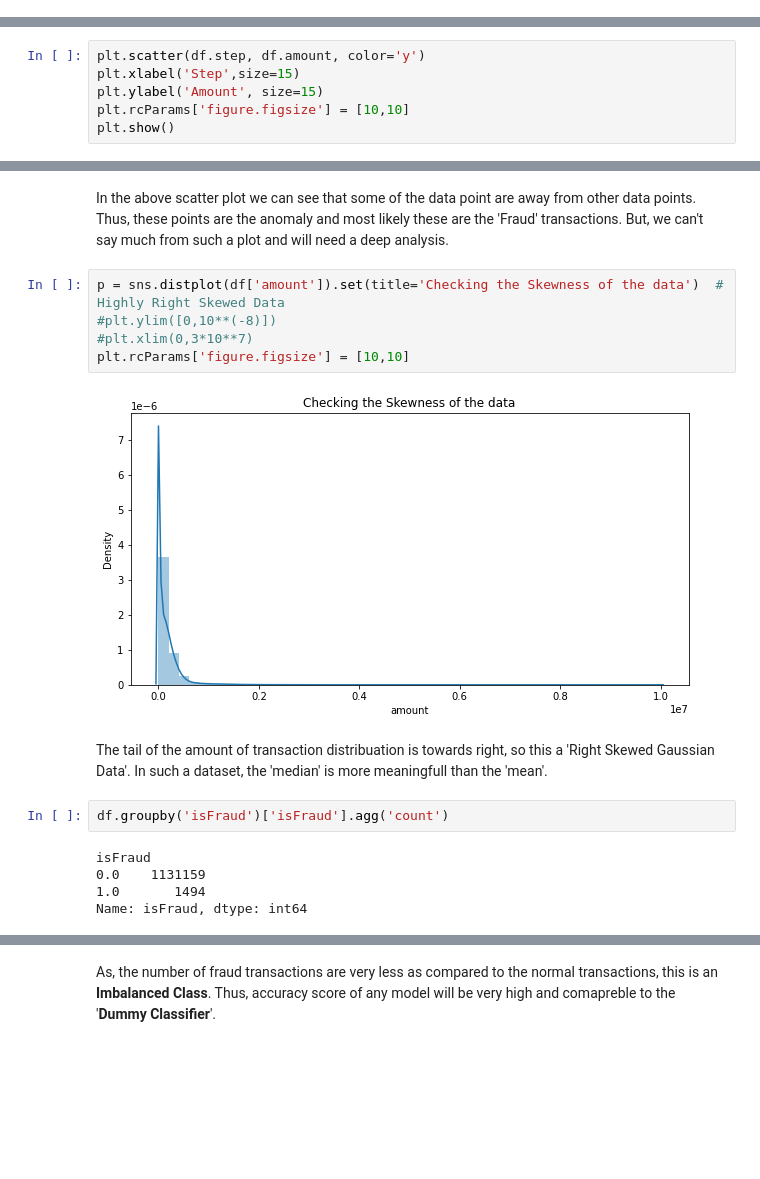
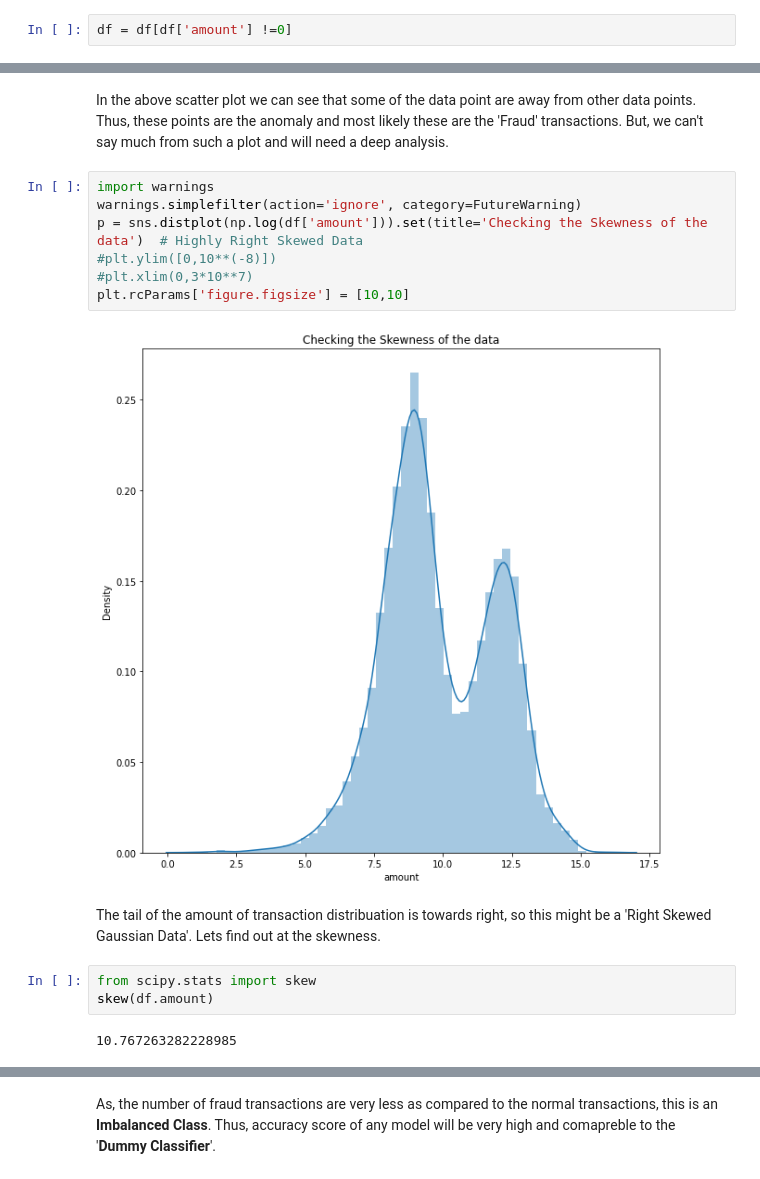
Before and after one commit to Stitaprajna/AllMyProjects, a Jupyter notebook: Fraud Detection.ipynb, the cells around one changed output, grey strips where cells are left out. Cells and saved outputs as stored; diff of their text form; blank space fills up the shorter version.

```diff
--- a/Fraud Detection.ipynb
+++ b/Fraud Detection.ipynb
@@ -49,8 +52,4 @@ import matplotlib.pyplot as plt
+# %%
+df = df[df['amount'] !=0]
 # %% [markdown]
 # Detecting Outliers through visualisations
-# %%
-plt.scatter(df.step, df.amount, color='y')
-plt.xlabel('Step',size=15)
-plt.ylabel('Amount', size=15)
-plt.rcParams['figure.figsize'] = [10,10]
-plt.show()
@@ -59,18 +56,18 @@ plt.show()
 # %% [markdown]
 In the above scatter plot we can see that some of the data point are away from other data points. Thus, these points are the anomaly and most likely these are the 'Fraud' transactions. But, we can't say much from such a plot and will need a deep analysis.
 # %%
-p = sns.distplot(df['amount']).set(title='Checking the Skewness of the data')  # Highly Right Skewed Data
+import warnings
+warnings.simplefilter(action='ignore', category=FutureWarning)
+p = sns.distplot(np.log(df['amount'])).set(title='Checking the Skewness of the data')  # Highly Right Skewed Data
 #plt.ylim([0,10**(-8)])
 #plt.xlim(0,3*10**7)
 plt.rcParams['figure.figsize'] = [10,10]
 # %% [output]
-[figure, old version]
+[figure, new version]
 # %% [markdown]
-The tail of the amount of transaction distribuation is towards right, so this a 'Right Skewed Gaussian Data'. In such a dataset, the 'median' is more meaningfull than the 'mean'.
+The tail of the amount of transaction distribuation is towards right, so this might be a 'Right Skewed Gaussian Data'. Lets find out at the skewness.
-# %%
-df.groupby('isFraud')['isFraud'].agg('count')
-# %% [output]
-isFraud
-0.0    1131159
-1.0       1494
-Name: isFraud, dtype: int64
+# %%
+from scipy.stats import skew
+skew(df.amount)
+# %% [output]
+10.767263282228985
```
Also changed, not shown: parts of 38 cells of this notebook.
